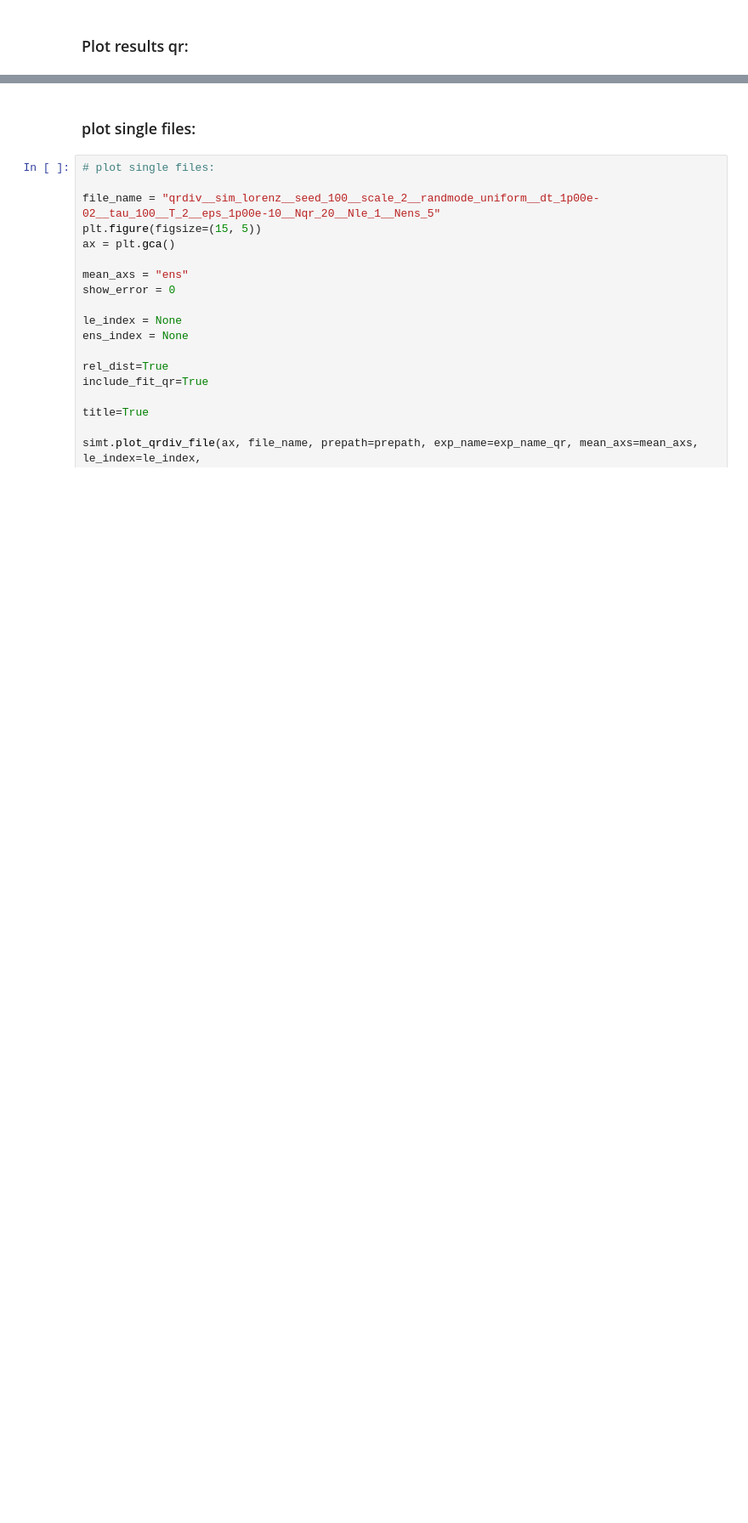
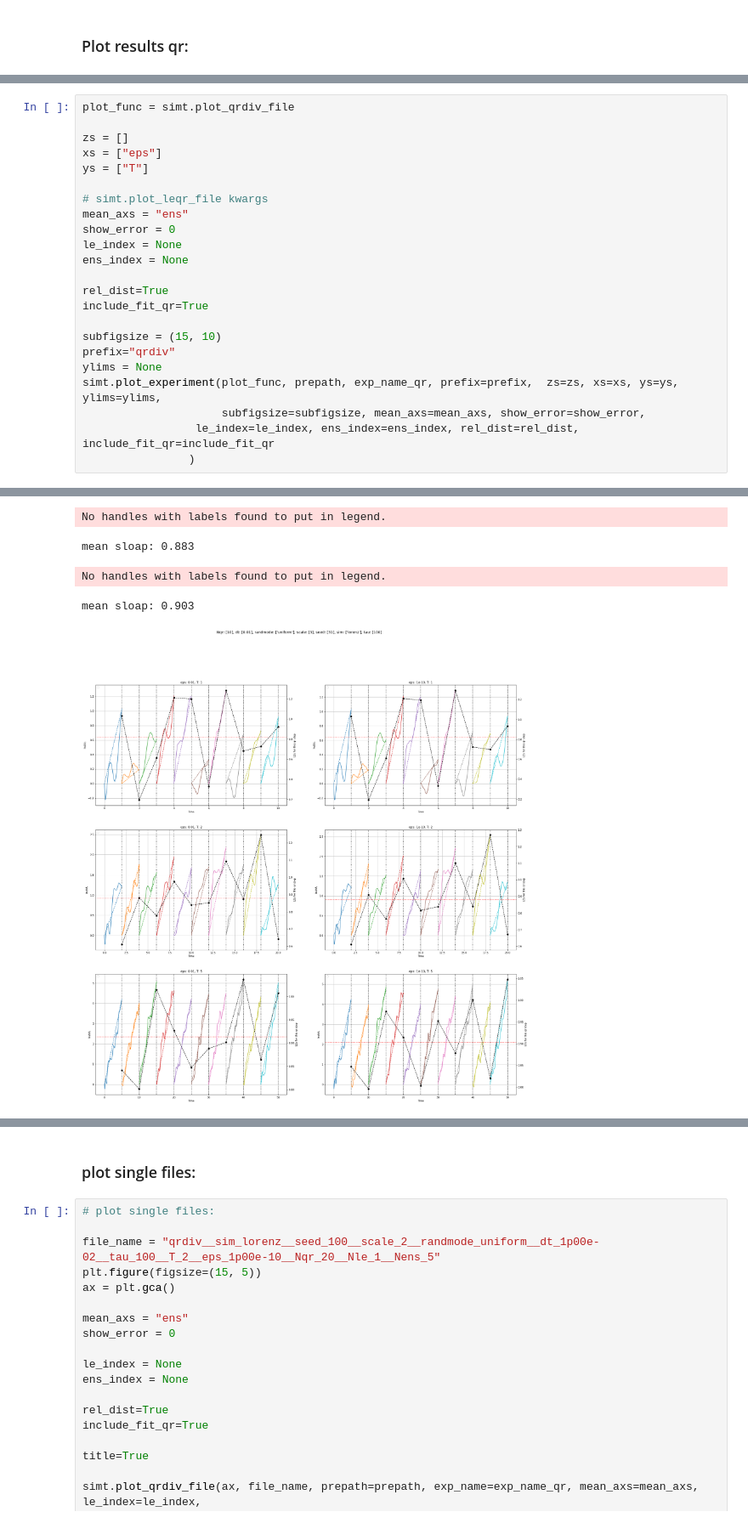
Before and after one commit to baurse/rescomp, a Jupyter notebook: bin/lyapunov_exponents_testing/Test_Lorenz_Simulations.ipynb, the cells around one changed output, grey strips where cells are left out. Shown at 85% size. Cells and saved outputs as stored; diff of their text form; blank space fills up the shorter version.

```diff
--- a/bin/lyapunov_exponents_testing/Test_Lorenz_Simulations.ipynb
+++ b/bin/lyapunov_exponents_testing/Test_Lorenz_Simulations.ipynb
@@ -214,0 +240,24 @@ simt.plot_experiment(plot_func, prepath, exp_name_qr, prefix=prefix,  zs=zs, xs=
+# %%
+plot_func = simt.plot_qrdiv_file
+
+zs = []
+xs = ["eps"]
+ys = ["T"]
+
+# simt.plot_leqr_file kwargs
+mean_axs = "ens"
+show_error = 0
+le_index = None
+ens_index = None
+
+rel_dist=True
+include_fit_qr=True
+
+subfigsize = (15, 10)
+prefix="qrdiv"
+ylims = None
+simt.plot_experiment(plot_func, prepath, exp_name_qr, prefix=prefix,  zs=zs, xs=xs, ys=ys, ylims=ylims,
+                     subfigsize=subfigsize, mean_axs=mean_axs, show_error=show_error,
+                 le_index=le_index, ens_index=ens_index, rel_dist=rel_dist, include_fit_qr=include_fit_qr
+                )
+# %% [output]
@@ -214,0 +273,5 @@ simt.plot_experiment(plot_func, prepath, exp_name_qr, prefix=prefix,  zs=zs, xs=
+No handles with labels found to put in legend.
+mean sloap: 0.883
+No handles with labels found to put in legend.
+mean sloap: 0.903
+[figure, added]
```
Also changed, not shown: parts of 14 cells of this notebook, 13 other files.
